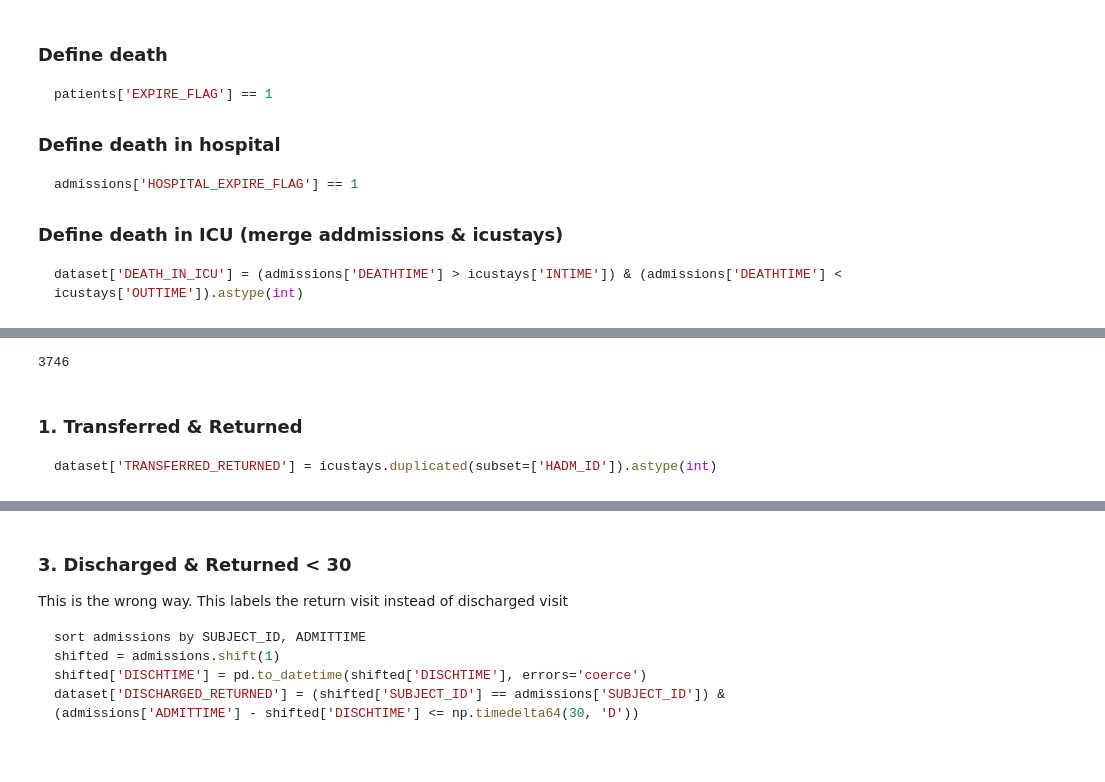
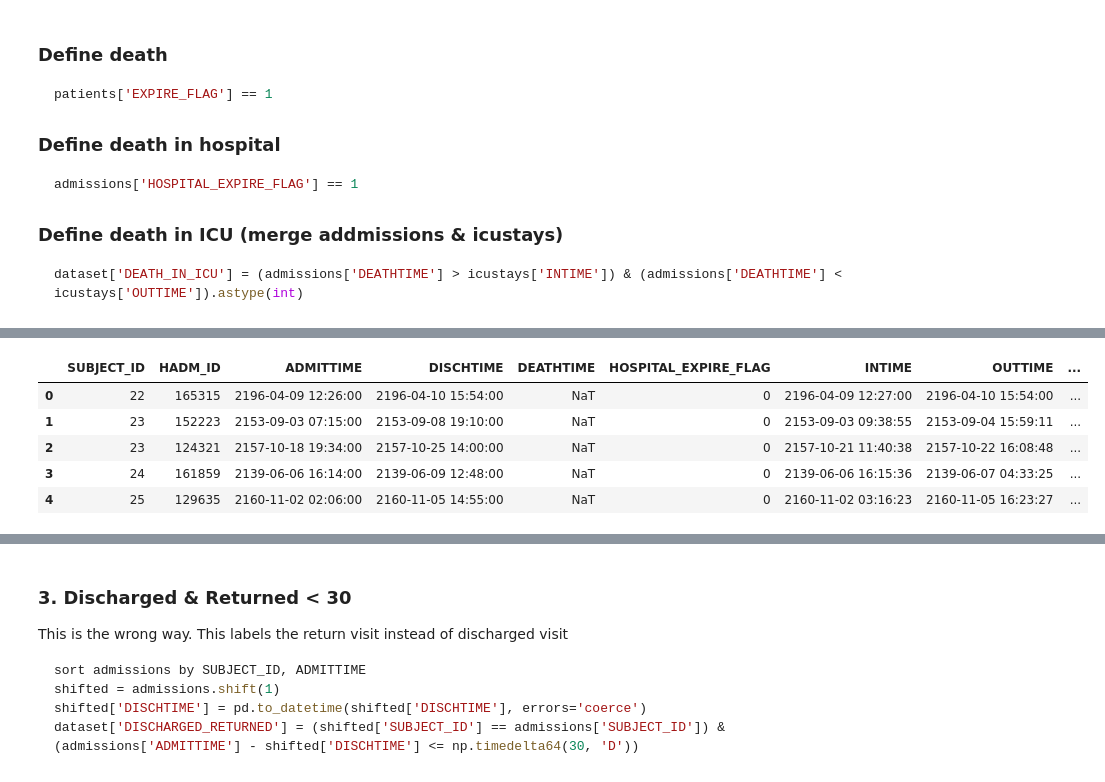
Before and after one commit to BencsikMD/CS598CourseProject, a Jupyter notebook: CreateDataset3.ipynb, the cells around one changed output, grey strips where cells are left out. Drawn from its saved outputs; the diff is of its cells as text; code cells hidden in the pictures.

````diff
--- a/CreateDataset3.ipynb
+++ b/CreateDataset3.ipynb
@@ -107,15 +228,13 @@ dataset['DEATH_IN_ICU'] = (admissions['DEATHTIME'] > icustays['INTIME']) & (admi
 # %%
 # There will be duplicate SUBJECT_ID
-dataset = pd.merge(admissions[['SUBJECT_ID', 'HADM_ID', 'ADMITTIME', 'DISCHTIME', 'DEATHTIME','HOSPITAL_EXPIRE_FLAG']], icustays[['SUBJECT_ID', 'HADM_ID', 'INTIME', 'OUTTIME']], 'inner',on=['SUBJECT_ID', 'HADM_ID'])
+tnd = pd.merge(admissions[['SUBJECT_ID', 'HADM_ID', 'ADMITTIME', 'DISCHTIME', 'DEATHTIME','HOSPITAL_EXPIRE_FLAG']], icustays[['SUBJECT_ID', 'HADM_ID', 'INTIME', 'OUTTIME']], 'inner',on=['SUBJECT_ID', 'HADM_ID'])
 # HADM_ID where patient died in ICU
-dataset['DEATH_IN_ICU'] = ((dataset['DEATHTIME'] > dataset['INTIME']) & (dataset['DEATHTIME'] < dataset['OUTTIME'])).astype(int)
+tnd['DEATH_IN_ICU'] = ((tnd['DEATHTIME'].notnull()) & (tnd['DEATHTIME'] >= tnd['INTIME']) & (tnd['DEATHTIME'] <= tnd['OUTTIME'])).astype(int)
+tnd.head()
+# %% [output]
+|  | SUBJECT_ID | HADM_ID | ADMITTIME | DISCHTIME | DEATHTIME | HOSPITAL_EXPIRE_FLAG | INTIME | OUTTIME | ... |
+| 0 | 22 | 165315 | 2196-04-09 12:26:00 | 2196-04-10 15:54:00 | NaT | 0 | 2196-04-09 12:27:00 | 2196-04-10 15:54:00 | ... |
+| 1 | 23 | 152223 | 2153-09-03 07:15:00 | 2153-09-08 19:10:00 | NaT | 0 | 2153-09-03 09:38:55 | 2153-09-04 15:59:11 | ... |
+| 2 | 23 | 124321 | 2157-10-18 19:34:00 | 2157-10-25 14:00:00 | NaT | 0 | 2157-10-21 11:40:38 | 2157-10-22 16:08:48 | ... |
+| 3 | 24 | 161859 | 2139-06-06 16:14:00 | 2139-06-09 12:48:00 | NaT | 0 | 2139-06-06 16:15:36 | 2139-06-07 04:33:25 | ... |
+| 4 | 25 | 129635 | 2160-11-02 02:06:00 | 2160-11-05 14:55:00 | NaT | 0 | 2160-11-02 03:16:23 | 2160-11-05 16:23:27 | ... |
-# %%
-np.sum(icustays.duplicated(subset=['HADM_ID']).astype(int))
-# %% [output]
-3746
-# %% [markdown]
-### 1. Transferred & Returned
-
-```python
-dataset['TRANSFERRED_RETURNED'] = icustays.duplicated(subset=['HADM_ID']).astype(int)
-```
````
Also changed, not shown: parts of 38 cells of this notebook.
